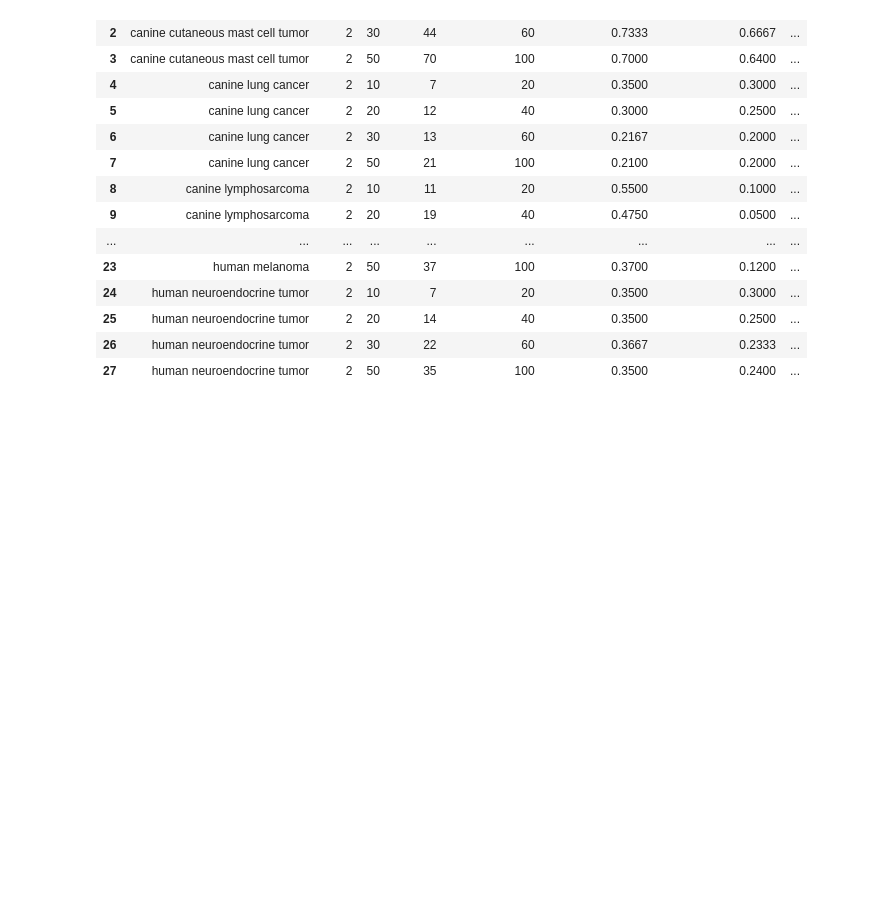
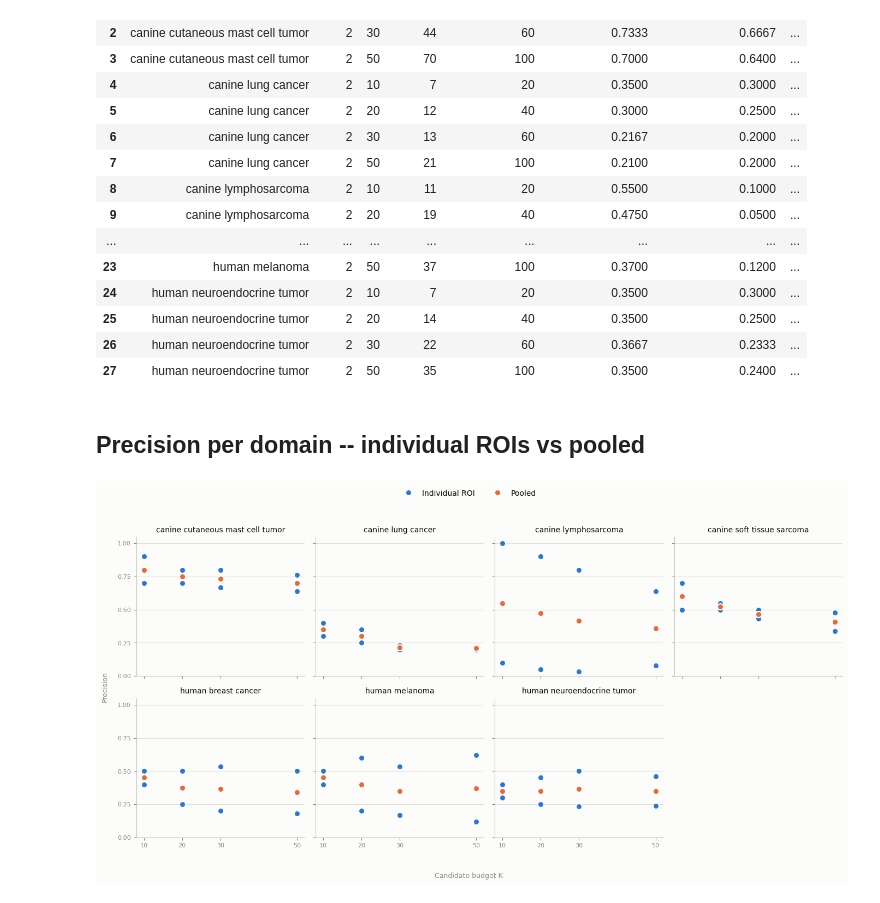
Before and after one commit to mohini-anand/MIDOGpp_forked, a Jupyter notebook: precision_at_k_budgets_14roi/precision_at_k_budgets_14roi_presentation.ipynb, the cells around one changed output. Saved outputs shown, nothing was run; the diff lists cells and outputs as text; code cells hidden in the pictures; blank space fills up the shorter version.

```diff
--- a/precision_at_k_budgets_14roi/precision_at_k_budgets_14roi_presentation.ipynb
+++ b/precision_at_k_budgets_14roi/precision_at_k_budgets_14roi_presentation.ipynb
@@ -262,3 +263,63 @@ TABLE_B
 | 25 | human neuroendocrine tumor | 2 | 20 | 14 | 40 | 0.3500 | 0.2500 | ... |
 | 26 | human neuroendocrine tumor | 2 | 30 | 22 | 60 | 0.3667 | 0.2333 | ... |
 | 27 | human neuroendocrine tumor | 2 | 50 | 35 | 100 | 0.3500 | 0.2400 | ... |
+# %% [markdown]
+## Precision per domain -- individual ROIs vs pooled
+# %%
+COLOR_ROI = '#2a78d6'
+COLOR_POOLED = '#eb6834'
+SURFACE = '#fcfcfb'
+GRID = '#e1e0d9'
+AXIS = '#c3c2b7'
+MUTED = '#898781'
+INK = '#0b0b0b'
+
+domains = sorted(TABLE_A['domain'].unique())
+by_domain_k = TABLE_B.set_index(['domain', 'K'])
+
+fig, axes = plt.subplots(2, 4, figsize=(14, 7.2), sharex=True, sharey=True, facecolor=SURFACE)
+axes = axes.ravel()
+
+for ax, domain in zip(axes, domains):
+    ax.set_facecolor(SURFACE)
+    sub = TABLE_A[TABLE_A['domain'] == domain]
+
+    for _, row in sub.iterrows():
+        y = [row[f'precision_at_{k}'] for k in BUDGETS]
+        ax.plot(BUDGETS, y, 'o', ms=8, color=COLOR_ROI,
+                markeredgecolor=SURFACE, markeredgewidth=1.5, zorder=2)
+
+    pooled_y = [by_domain_k.loc[(domain, k), 'precision_pooled'] for k in BUDGETS]
+    ax.plot(BUDGETS, pooled_y, 'o', ms=8, color=COLOR_POOLED,
+            markeredgecolor=SURFACE, markeredgewidth=1.5, zorder=3)
+
+    ax.set_title(domain, fontsize=10, color=INK)
+    ax.set_xticks(BUDGETS)
+    ax.set_ylim(0, 1.05)
+    ax.set_yticks([0, 0.25, 0.5, 0.75, 1.0])
+    ax.grid(axis='y', color=GRID, linewidth=0.8, zorder=0)
+    for spine in ('top', 'right'):
+        ax.spines[spine].set_visible(False)
+    for spine in ('left', 'bottom'):
+        ax.spines[spine].set_color(AXIS)
+    ax.tick_params(colors=MUTED, labelsize=8)
+
+for ax in axes[len(domains):]:
+    ax.axis('off')
+
+handles = [
+    plt.Line2D([0], [0], marker='o', color='none', markerfacecolor=COLOR_ROI,
+               markeredgecolor=SURFACE, markeredgewidth=1.5, markersize=8,
+               label='Individual ROI'),
+    plt.Line2D([0], [0], marker='o', color='none', markerfacecolor=COLOR_POOLED,
+               markeredgecolor=SURFACE, markeredgewidth=1.5, markersize=8,
+               label='Pooled'),
+]
+fig.legend(handles=handles, loc='upper center', ncol=2, frameon=False,
+           bbox_to_anchor=(0.5, 1.02), labelcolor=INK, fontsize=10)
+fig.supxlabel('Candidate budget K', color=MUTED, fontsize=9)
+fig.supylabel('Precision', color=MUTED, fontsize=9)
+fig.tight_layout(rect=[0.01, 0.03, 1, 0.93])
+plt.show()
+# %% [output]
+[figure, added]
```
Also changed, not shown: parts of 1 cell of this notebook.
